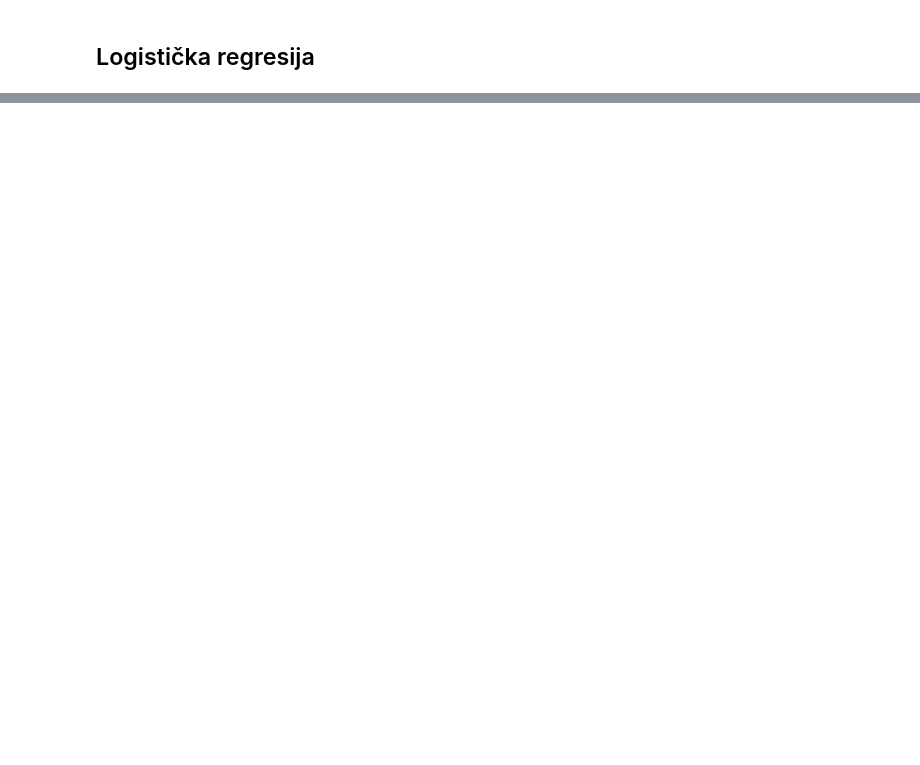
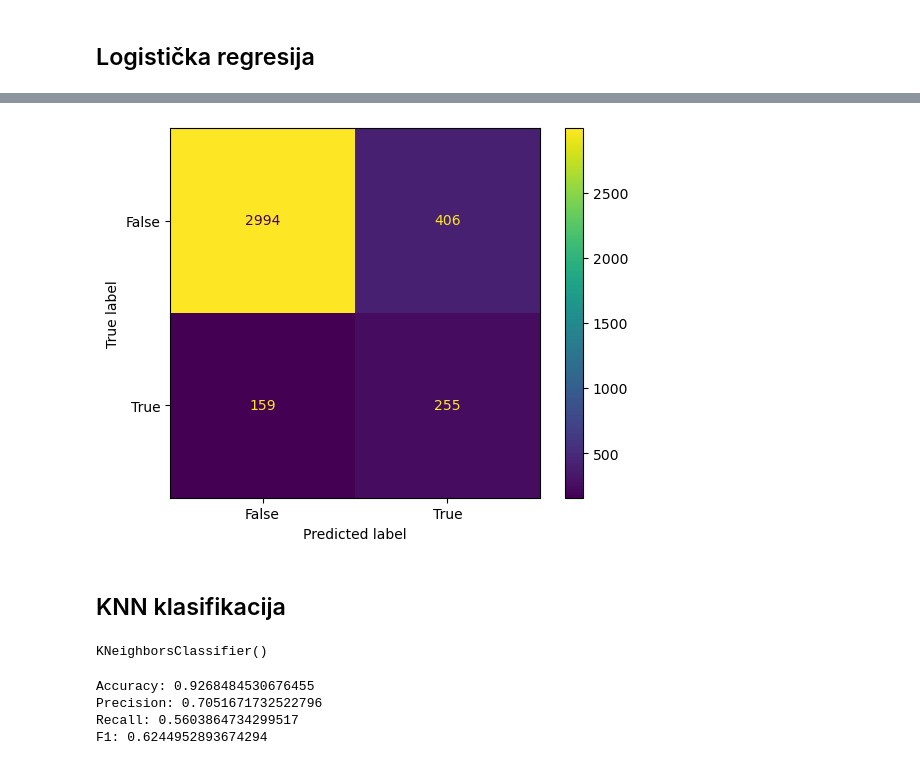
Before and after one commit to NemanjaGojkovic/Kori-enje-klasifikacije-i-klasterovanja-u-sistemu-banke, a Jupyter notebook: Klasifikacija (2. domaci).ipynb, the cells around one changed output, grey strips where cells are left out. Saved outputs shown, nothing was run; the diff lists cells and outputs as text; code cells hidden in the pictures; blank space fills up the shorter version.

Commit message:
Sitna ispravka dataseta, odradjena klasifikacija na trening skupu

```diff
--- a/Klasifikacija (2. domaci).ipynb
+++ b/Klasifikacija (2. domaci).ipynb
@@ -68,0 +108,3 @@ ValueError: could not convert string to float: 'blue-collar'
+# %%
+from sklearn.naive_bayes import GaussianNB
+model=GaussianNB()
@@ -68,0 +122,7 @@ ValueError: could not convert string to float: 'blue-collar'
+# %%
+ConfusionMatrixDisplay(confusion_matrix(y, model.predict(X)), display_labels = [False, True]).plot()
+plt.show()
+# %% [output]
+[figure, added]
+# %% [markdown]
+## KNN klasifikacija
@@ -68,0 +132,11 @@ ValueError: could not convert string to float: 'blue-collar'
+# %%
+model.fit(X, y)
+# %% [output]
+KNeighborsClassifier()
+# %%
+print_performance(y, model.predict(X))
+# %% [output]
+Accuracy: 0.9268484530676455
+Precision: 0.7051671732522796
+Recall: 0.5603864734299517
+F1: 0.6244952893674294
```
Also changed, not shown: parts of 25 cells of this notebook, 2 other files.
